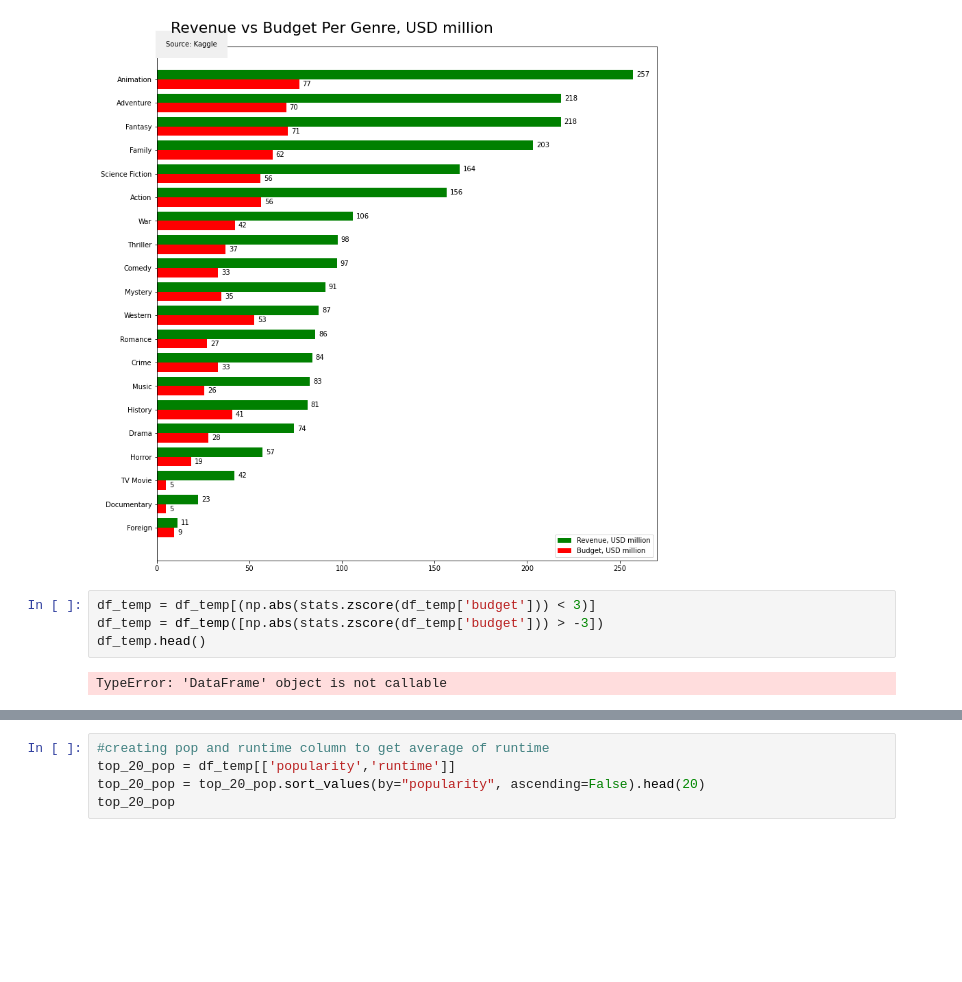
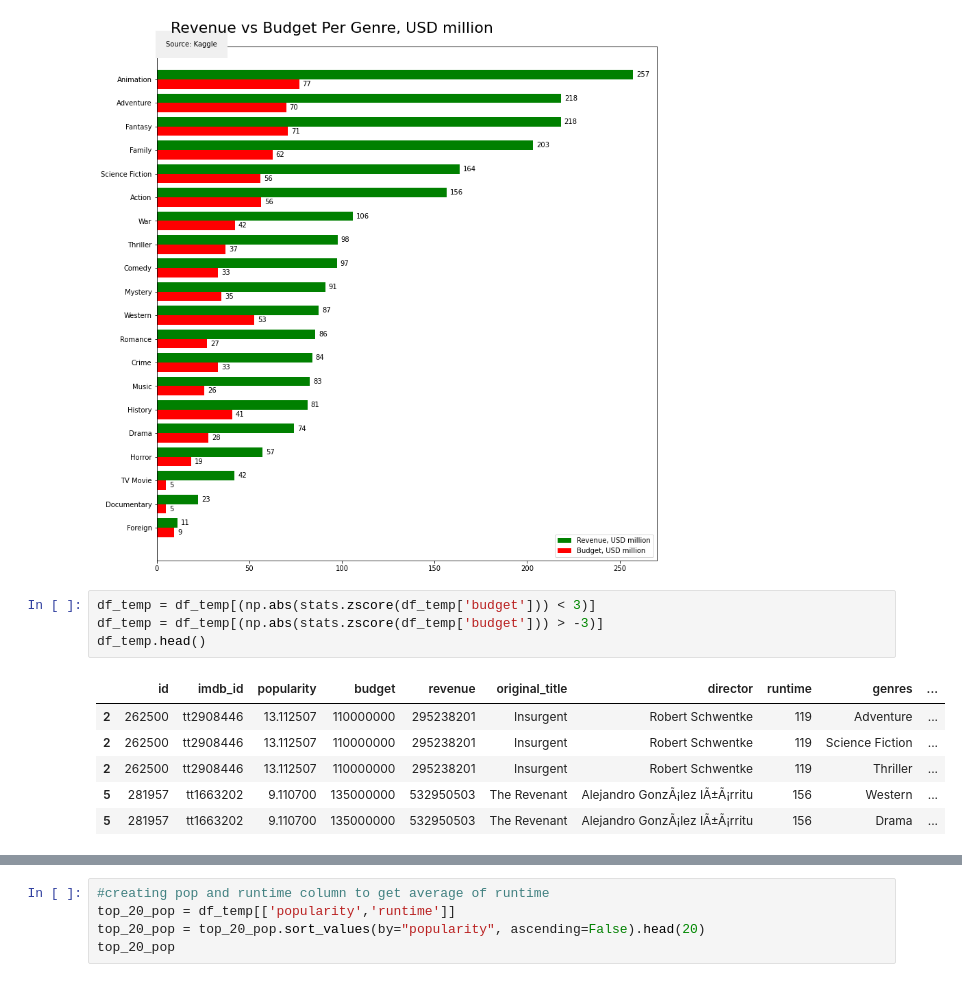
Before and after one commit to krbendol/movie_analysis_Microsoft, a Jupyter notebook: cleaning_of_data.ipynb, the cells around one changed output, grey strips where cells are left out. Drawn from its saved outputs; the diff is of its cells as text; blank space fills up the shorter version.

```diff
--- a/cleaning_of_data.ipynb
+++ b/cleaning_of_data.ipynb
@@ -296,7 +296,12 @@ plt.yticks(np.arange(min(y), max(y)+1, 1.0));
 [figure]
 # %%
 df_temp = df_temp[(np.abs(stats.zscore(df_temp['budget'])) < 3)]
-df_temp = df_temp([np.abs(stats.zscore(df_temp['budget'])) > -3])
+df_temp = df_temp[(np.abs(stats.zscore(df_temp['budget'])) > -3)]
 df_temp.head()
 # %% [output]
-TypeError: 'DataFrame' object is not callable
+|  | id | imdb_id | popularity | budget | revenue | original_title | director | runtime | genres | ... |
+| 2 | 262500 | tt2908446 | 13.112507 | 110000000 | 295238201 | Insurgent | Robert Schwentke | 119 | Adventure | ... |
+| 2 | 262500 | tt2908446 | 13.112507 | 110000000 | 295238201 | Insurgent | Robert Schwentke | 119 | Science Fiction | ... |
+| 2 | 262500 | tt2908446 | 13.112507 | 110000000 | 295238201 | Insurgent | Robert Schwentke | 119 | Thriller | ... |
+| 5 | 281957 | tt1663202 | 9.110700 | 135000000 | 532950503 | The Revenant | Alejandro GonzÃ¡lez IÃ±Ã¡rritu | 156 | Western | ... |
+| 5 | 281957 | tt1663202 | 9.110700 | 135000000 | 532950503 | The Revenant | Alejandro GonzÃ¡lez IÃ±Ã¡rritu | 156 | Drama | ... |
```
Also changed, not shown: parts of 2 cells of this notebook.
